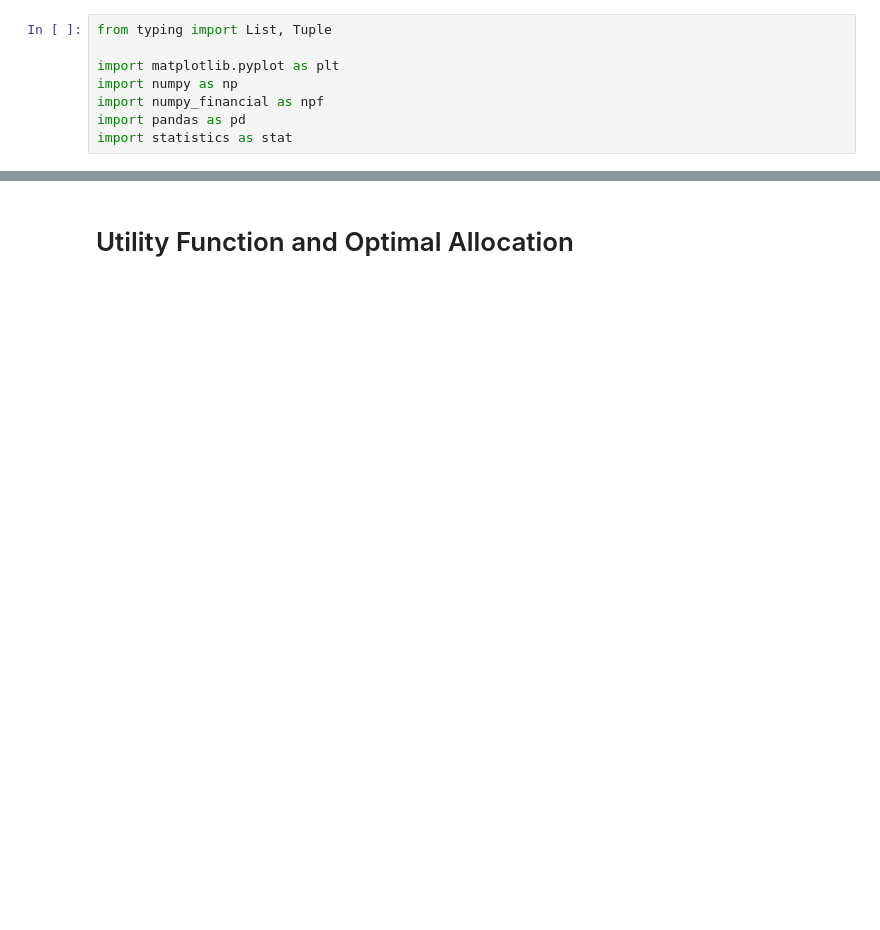
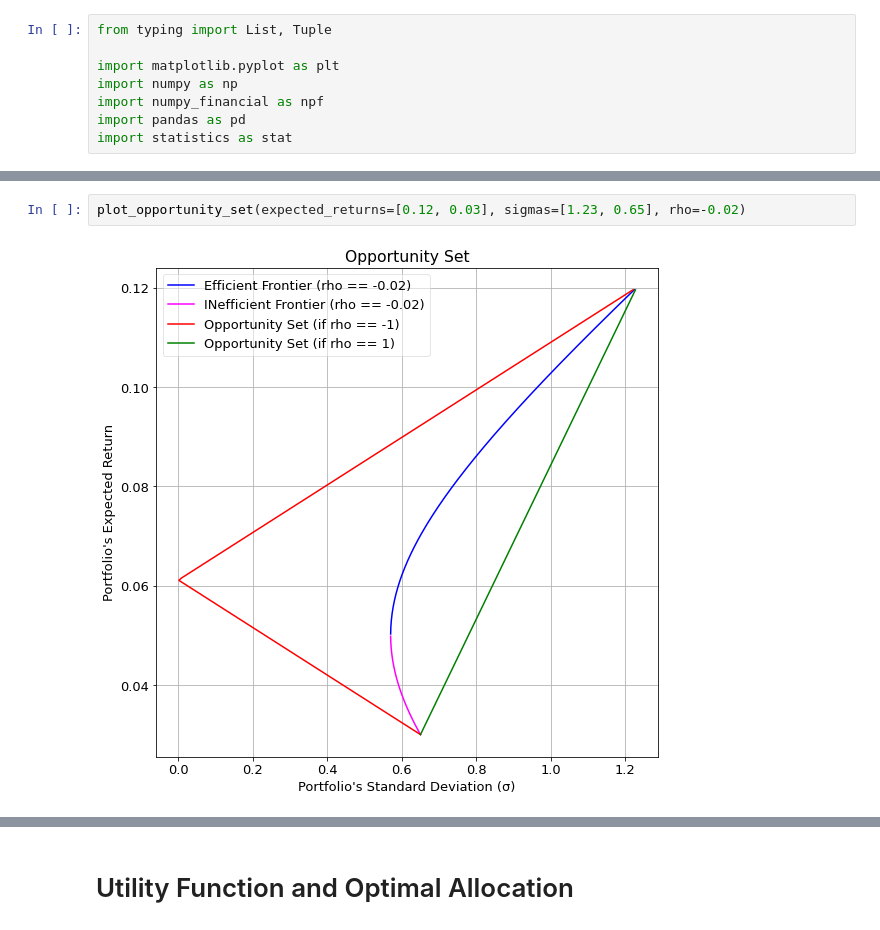
Before and after one commit to alex-lt-kong/modern-portfolio-theory-simulation, a Jupyter notebook: mpt-simulation.ipynb, the cells around one changed output, grey strips where cells are left out. Cells and saved outputs as stored; diff of their text form; blank space fills up the shorter version.

Commit message:
revise optimal complete portfolio and opportunity set

```diff
--- a/mpt-simulation.ipynb
+++ b/mpt-simulation.ipynb
@@ -153,0 +175,4 @@ def plot_optimal_complete_portfolio(expected_returns: List[float], sigmas: List[
+# %%
+plot_opportunity_set(expected_returns=[0.12, 0.03], sigmas=[1.23, 0.65], rho=-0.02)
+# %% [output]
+[figure, added]
```
Also changed, not shown: parts of 9 cells of this notebook.
